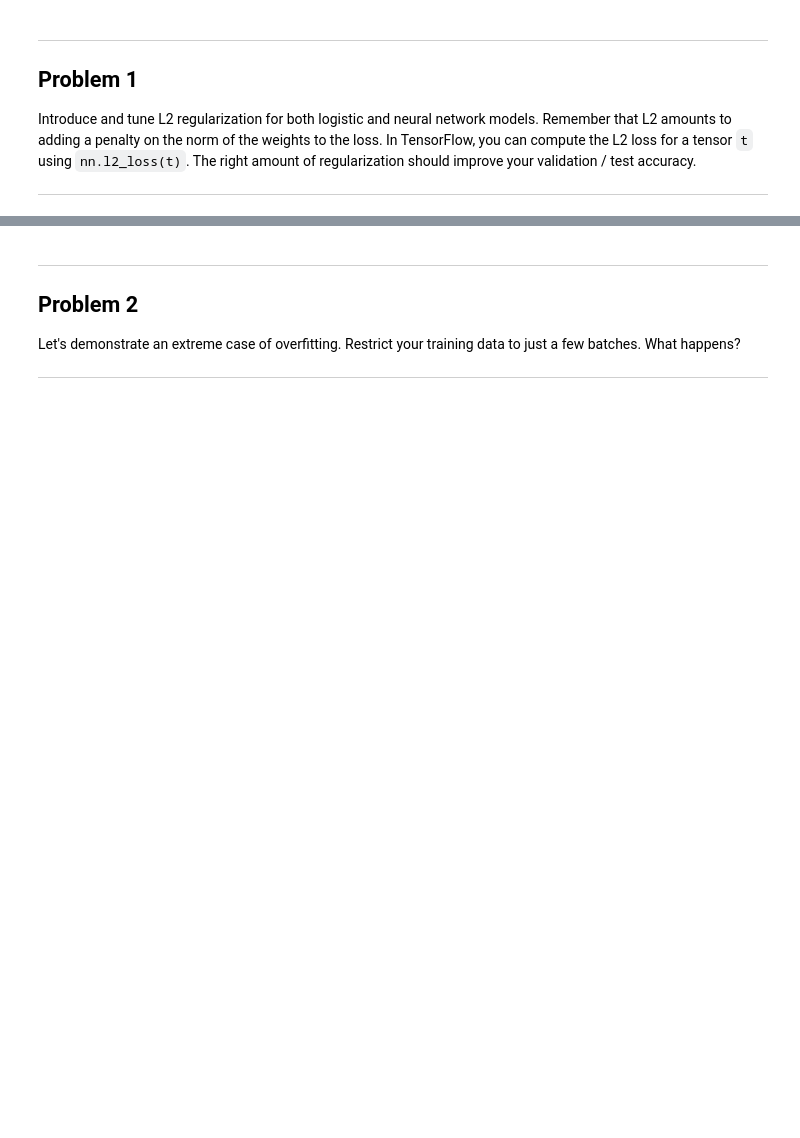
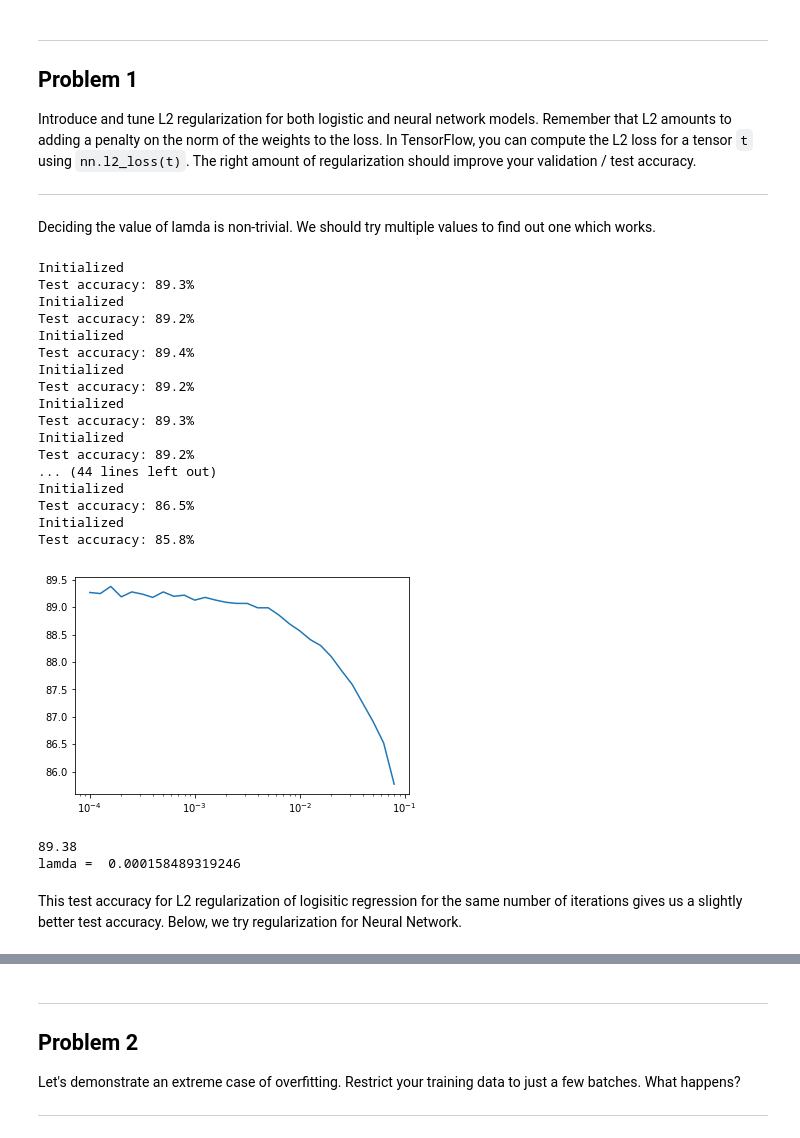
Before and after one commit to iankurgarg/Udacity-Deep-Learning, a Jupyter notebook: 3_regularization.ipynb, the cells around one changed output, grey strips where cells are left out. Saved outputs shown, nothing was run; the diff lists cells and outputs as text; code cells hidden in the pictures; blank space fills up the shorter version.

```diff
--- a/3_regularization.ipynb
+++ b/3_regularization.ipynb
@@ -104,3 +105,68 @@ with graph.as_default():
   valid_prediction = tf.nn.softmax(
     tf.matmul(tf_valid_dataset, weights) + biases)
   test_prediction = tf.nn.softmax(tf.matmul(tf_test_dataset, weights) + biases)
+# %% [markdown]
+Deciding the value of lamda is non-trivial. We should try multiple values to find out one which works.
+# %%
+num_steps = 3001
+lamdas = [pow(10, i) for i in np.arange(-4, -1, 0.1)]
+#lamda = 0.0000001
+
+accuracies = []
+
+for lamda in lamdas:
+    with tf.Session(graph=graph) as session:
+      tf.global_variables_initializer().run()
+      print("Initialized")
+      for step in range(num_steps):
+        # Pick an offset within the training data, which has been randomized.
+        # Note: we could use better randomization across epochs.
+        offset = (step * batch_size) % (train_labels.shape[0] - batch_size)
+        # Generate a minibatch.
+        batch_data = train_dataset[offset:(offset + batch_size), :]
+        batch_labels = train_labels[offset:(offset + batch_size), :]
+        # Prepare a dictionary telling the session where to feed the minibatch.
+        # The key of the dictionary is the placeholder node of the graph to be fed,
+        # and the value is the numpy array to feed to it.
+        feed_dict = {tf_train_dataset : batch_data, tf_train_labels : batch_labels, tf_lamda : lamda}
+        _, l, predictions = session.run(
+          [optimizer, loss, train_prediction], feed_dict=feed_dict)
+#         if (step % 500 == 0):
+#           print("Minibatch loss at step %d: %f" % (step, l))
+#           print("Minibatch accuracy: %.1f%%" % accuracy(predictions, batch_labels))
+#           print("Validation accuracy: %.1f%%" % accuracy(
+#             valid_prediction.eval(), valid_labels))
+      accuracies.append(accuracy(test_prediction.eval(), test_labels))
+      print("Test accuracy: %.1f%%" % accuracy(test_prediction.eval(), test_labels))
+
+plt.semilogx(lamdas, accuracies)
+plt.show()
+# %% [output]
+Initialized
+Test accuracy: 89.3%
+Initialized
+Test accuracy: 89.2%
+Initialized
+Test accuracy: 89.4%
+Initialized
+Test accuracy: 89.2%
+Initialized
+Test accuracy: 89.3%
+Initialized
+Test accuracy: 89.2%
+... (44 lines left out)
+Initialized
+Test accuracy: 86.5%
+Initialized
+Test accuracy: 85.8%
+[figure, added]
+# %%
+max_accuracy = np.max(accuracies)
+i = accuracies.index(max_accuracy)
+print(max_accuracy)
+print ('lamda = ', lamdas[i])
+# %% [output]
+89.38
+lamda =  0.000158489319246
+# %% [markdown]
+This test accuracy for L2 regularization of logisitic regression for the same number of iterations gives us a slightly better test accuracy. Below, we try regularization for Neural Network.
```
Also changed, not shown: parts of 11 cells of this notebook.
